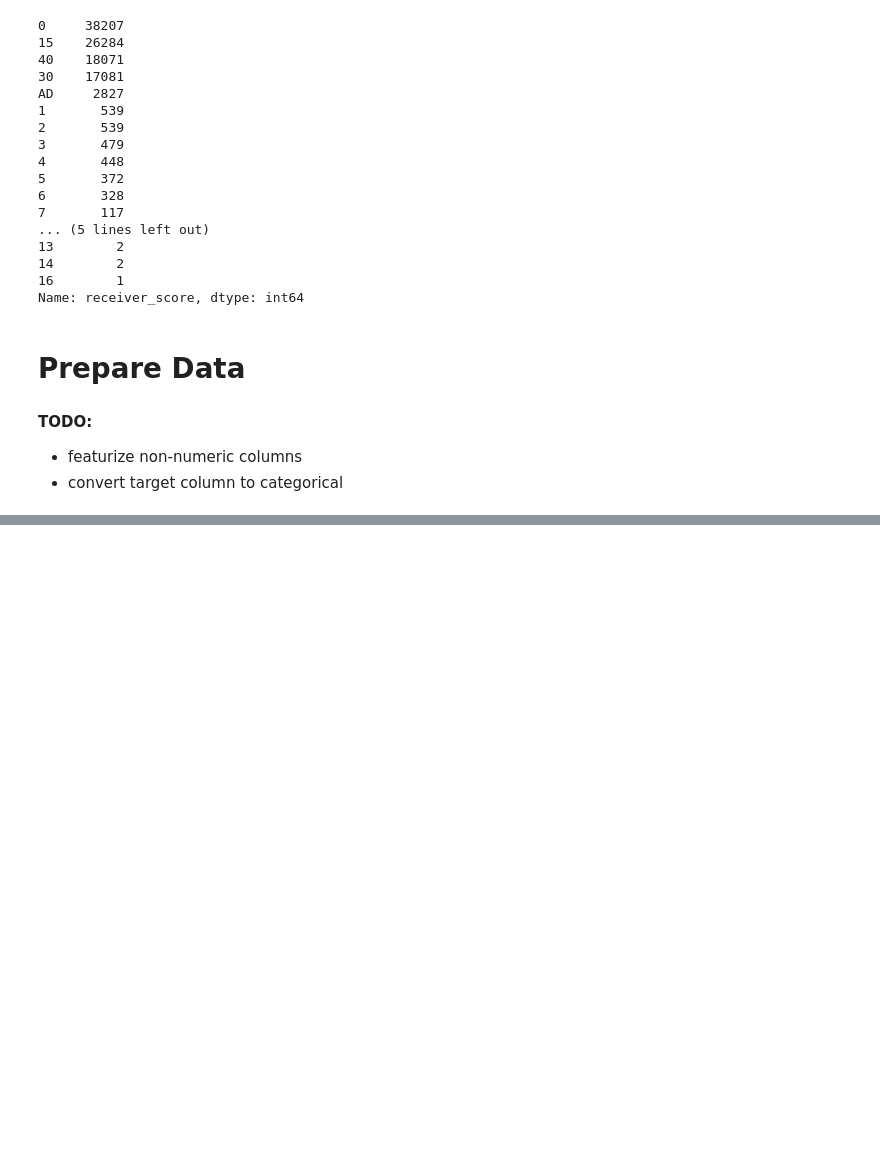
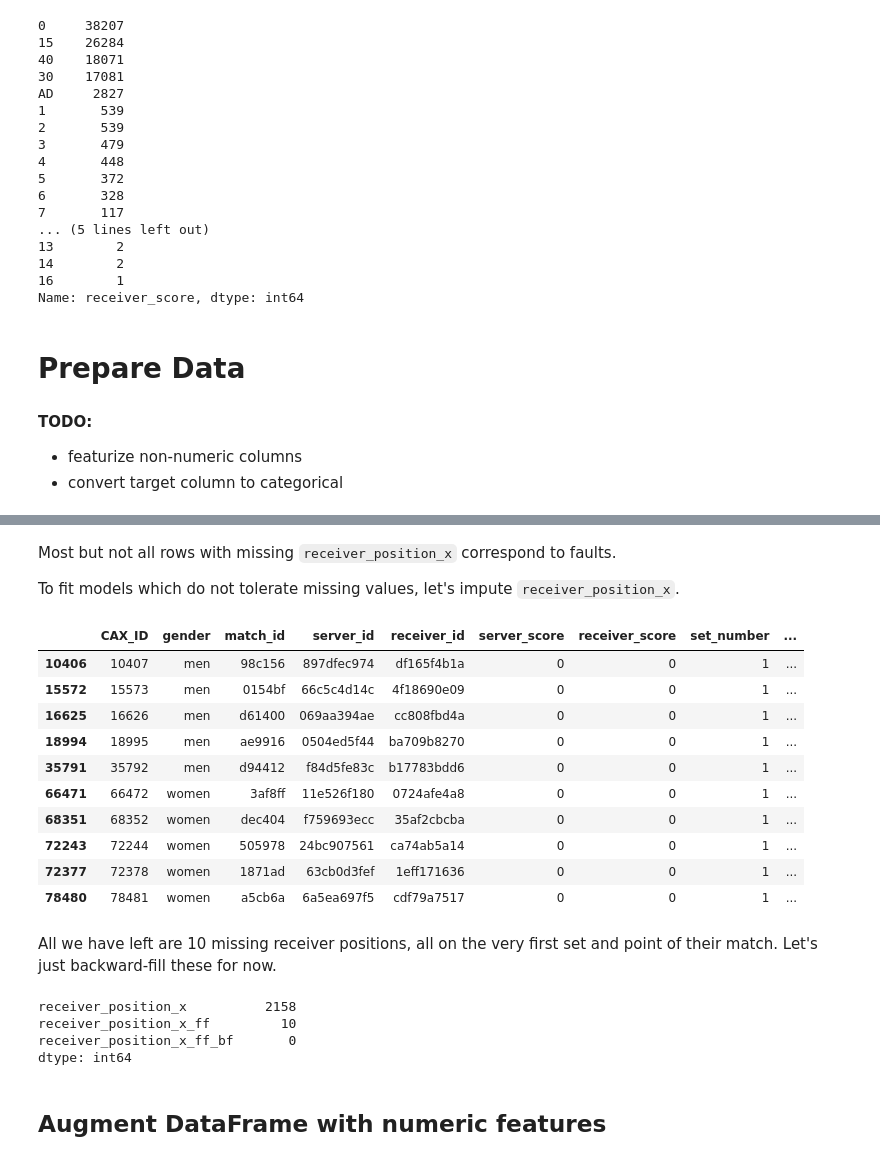
Before and after one commit to pjleimbigler/AO-Data-Slam-2023, a Jupyter notebook: notebooks/1 - Explore Data and Fit Baseline Model.ipynb, the cells around one changed output, grey strips where cells are left out. Cells and saved outputs as stored; diff of their text form; code cells hidden in the pictures; blank space fills up the shorter version.

Commit message:
Build simple features and fit baseline logreg model

```diff
--- a/notebooks/1 - Explore Data and Fit Baseline Model.ipynb
+++ b/notebooks/1 - Explore Data and Fit Baseline Model.ipynb
@@ -13,6 +14,7 @@ import matplotlib.pyplot as plt
 from ydata_profiling import ProfileReport
 %matplotlib inline
 # %%
+pd.options.display.max_columns = 100
 plt.rcParams['figure.facecolor'] = 'w'
 # %% [markdown]
 # Load and Explore Data
@@ -242,0 +138,4 @@ array([[0.3437937 , 0.16628699, 0.12801322, 0.04290588, 0.04184625,
+# %% [markdown]
+Most but not all rows with missing `receiver_position_x` correspond to faults.
+
+To fit models which do not tolerate missing values, let's impute `receiver_position_x`.
@@ -242,0 +145,16 @@ array([[0.3437937 , 0.16628699, 0.12801322, 0.04290588, 0.04184625,
+# %%
+df[df['receiver_position_x_ff'].isna()]
+# %% [output]
+|  | CAX_ID | gender | match_id | server_id | receiver_id | server_score | receiver_score | set_number | ... |
+| 10406 | 10407 | men | 98c156 | 897dfec974 | df165f4b1a | 0 | 0 | 1 | ... |
+| 15572 | 15573 | men | 0154bf | 66c5c4d14c | 4f18690e09 | 0 | 0 | 1 | ... |
+| 16625 | 16626 | men | d61400 | 069aa394ae | cc808fbd4a | 0 | 0 | 1 | ... |
+| 18994 | 18995 | men | ae9916 | 0504ed5f44 | ba709b8270 | 0 | 0 | 1 | ... |
+| 35791 | 35792 | men | d94412 | f84d5fe83c | b17783bdd6 | 0 | 0 | 1 | ... |
+| 66471 | 66472 | women | 3af8ff | 11e526f180 | 0724afe4a8 | 0 | 0 | 1 | ... |
+| 68351 | 68352 | women | dec404 | f759693ecc | 35af2cbcba | 0 | 0 | 1 | ... |
+| 72243 | 72244 | women | 505978 | 24bc907561 | ca74ab5a14 | 0 | 0 | 1 | ... |
+| 72377 | 72378 | women | 1871ad | 63cb0d3fef | 1eff171636 | 0 | 0 | 1 | ... |
+| 78480 | 78481 | women | a5cb6a | 6a5ea697f5 | cdf79a7517 | 0 | 0 | 1 | ... |
+# %% [markdown]
+All we have left are 10 missing receiver positions, all on the very first set and point of their match. Let's just backward-fill these for now.
@@ -242,0 +163,9 @@ array([[0.3437937 , 0.16628699, 0.12801322, 0.04290588, 0.04184625,
+# %%
+df.filter(like='receiver_position').isna().sum()
+# %% [output]
+receiver_position_x          2158
+receiver_position_x_ff         10
+receiver_position_x_ff_bf       0
+dtype: int64
+# %% [markdown]
+## Augment DataFrame with numeric features
```
Also changed, not shown: parts of 47 cells of this notebook.
